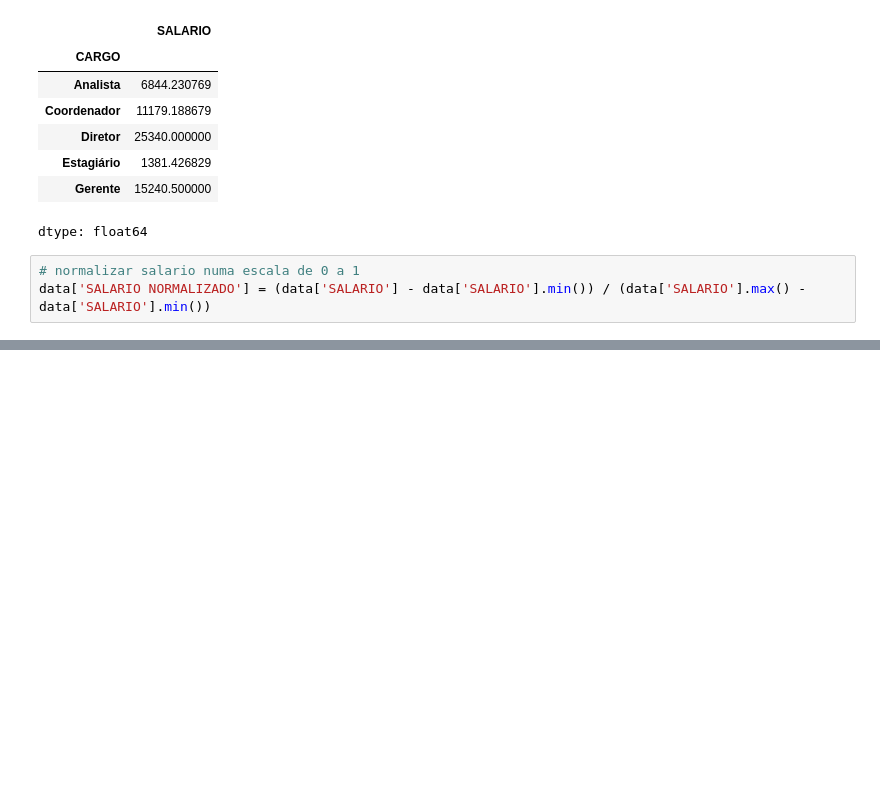
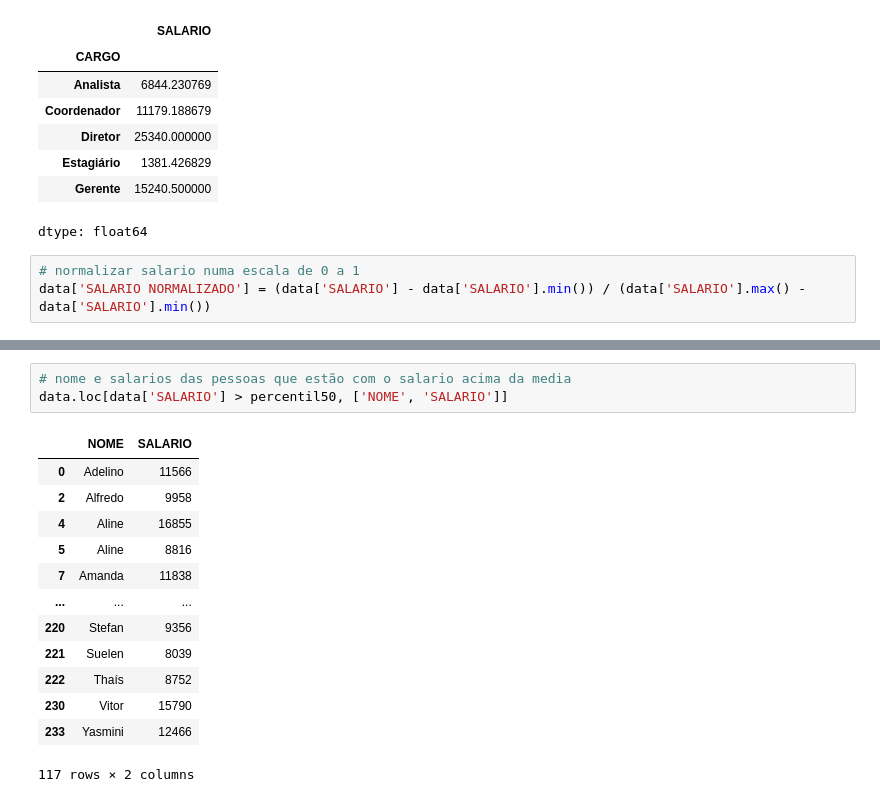
Before and after one commit to adrielnascimento/port_data_analytics, a Jupyter notebook: data_rh.ipynb, the cells around one changed output, grey strips where cells are left out. Drawn from its saved outputs; the diff is of its cells as text; blank space fills up the shorter version.

```diff
--- a/data_rh.ipynb
+++ b/data_rh.ipynb
@@ -171,0 +187,17 @@ percentil75 = np.percentile(data['SALARIO'], 75)
+# %%
+# nome e salarios das pessoas que estão com o salario acima da media
+data.loc[data['SALARIO'] > percentil50, ['NOME', 'SALARIO']]
+# %% [output]
+|  | NOME | SALARIO |
+| 0 | Adelino | 11566 |
+| 2 | Alfredo | 9958 |
+| 4 | Aline | 16855 |
+| 5 | Aline | 8816 |
+| 7 | Amanda | 11838 |
+| ... | ... | ... |
+| 220 | Stefan | 9356 |
+| 221 | Suelen | 8039 |
+| 222 | Thaís | 8752 |
+| 230 | Vitor | 15790 |
+| 233 | Yasmini | 12466 |
+117 rows × 2 columns
```
Also changed, not shown: parts of 2 cells of this notebook.
